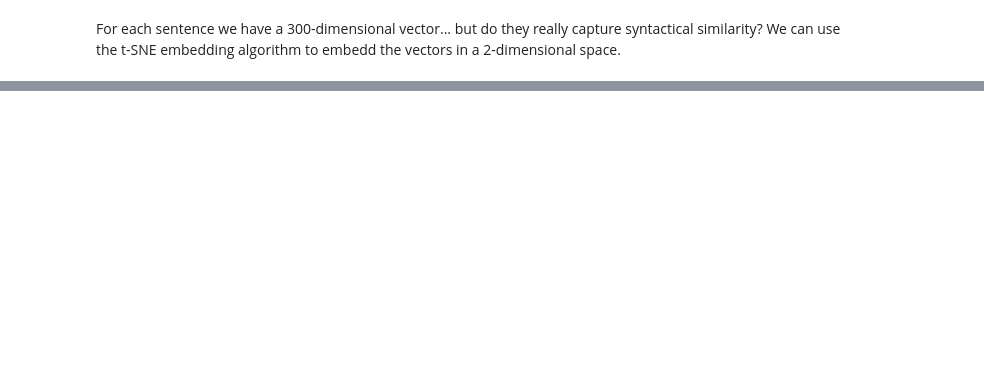
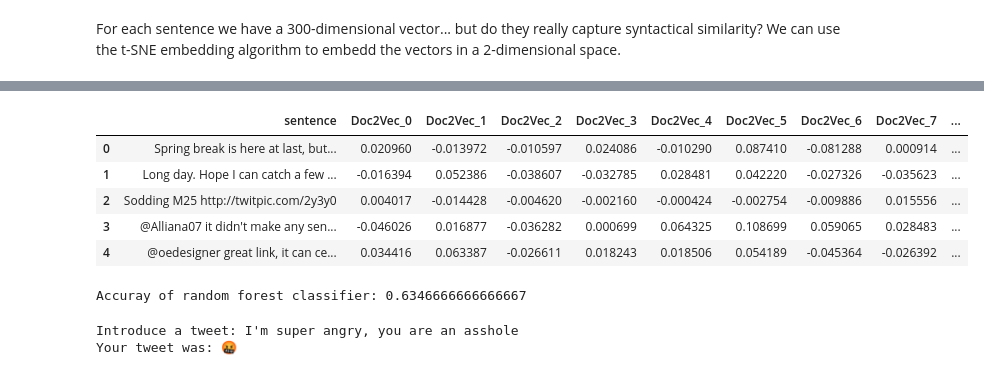
Before and after one commit to persas/intro-to-nlp, a Jupyter notebook: Thursdays brown bag meeting, NLP.ipynb, the cells around one changed output, grey strips where cells are left out. Saved outputs shown, nothing was run; the diff lists cells and outputs as text; code cells hidden in the pictures; blank space fills up the shorter version.

```diff
--- a/Thursdays brown bag meeting, NLP.ipynb
+++ b/Thursdays brown bag meeting, NLP.ipynb
@@ -238,0 +369,6 @@ The biggest NLP players are currently in a race to develop pretrained model arch
+# %%
+to_predict = input("Introduce a tweet: ")
+record_1 = record.copy()
+record_1.update({dct[k]: v for k,v in dct.doc2bow([token.text for token in nlp(to_predict) if not token.is_punct])})
+res = clf.predict(np.array(list(record_1.values())).reshape(1, -1))[0]
+print(emoji.emojize(f"Your tweet was: {emojify[res]}"))
@@ -238,0 +380,16 @@ The biggest NLP players are currently in a race to develop pretrained model arch
+# %%
+stopwords = spacy.lang.en.stop_words.STOP_WORDS
+print('Some example stopwords:', list(stopwords)[20:25])
+
+# Modify the universe of sentences by removing stopwords and lemmatizing
+universe_of_sentences_mod = [[token.lemma_.lower() for token in nlp(sentence)
+                              if token not in stopwords and not token.is_punct]
+                             for sentence in universe_of_sentences]
+
+# Train the TFIDF model over our corpus
+TFIDF_model = TfidfModel([dct.doc2bow(sentence) for sentence in universe_of_sentences_mod])
+
+# Get the representation for the first sentence in the universe
+record = {dct[k]: 0 for k,v in dct.items()}
+record.update({dct[k]:v for k,v in TFIDF_model[dct.doc2bow(universe_of_sentences_mod[0])]})
+pd.DataFrame([record])
@@ -238,0 +401,8 @@ The biggest NLP players are currently in a race to develop pretrained model arch
+# %%
+records = []
+record = dict.fromkeys(list(dct.values()), 0)
+for sentence in tqdm(universe_of_sentences_mod):
+    record_1 = record.copy()
+    record_1.update({dct[k]:v for k,v in TFIDF_model[dct.doc2bow(sentence)]})
+    records.append(record_1)
+tfidf_df = pd.DataFrame(records)
@@ -238,0 +434,8 @@ The biggest NLP players are currently in a race to develop pretrained model arch
+# %%
+# Get the vector representation of our sentences
+embeddings = pd.DataFrame([Doc2Vec_model.infer_vector([token.lemma_.lower() for token in nlp(sentence) if token not in stopwords and not token.is_punct],
+                                                      alpha=0.05, steps=1) for sentence in tqdm(universe_of_sentences)],
+                          columns=['Doc2Vec_{}'.format(x) for x in range(300)])
+embeddings['sentence'] = universe_of_sentences
+embeddings = embeddings[['sentence']+list(embeddings.columns[:-1])]
+embeddings.loc[0]
@@ -238,0 +455,9 @@ The biggest NLP players are currently in a race to develop pretrained model arch
+# %%
+embeddings.head()
+# %% [output]
+|  | sentence | Doc2Vec_0 | Doc2Vec_1 | Doc2Vec_2 | Doc2Vec_3 | Doc2Vec_4 | Doc2Vec_5 | Doc2Vec_6 | Doc2Vec_7 | ... |
+| 0 | Spring break is here at last, but... | 0.020960 | -0.013972 | -0.010597 | 0.024086 | -0.010290 | 0.087410 | -0.081288 | 0.000914 | ... |
+| 1 | Long day. Hope I can catch a few ... | -0.016394 | 0.052386 | -0.038607 | -0.032785 | 0.028481 | 0.042220 | -0.027326 | -0.035623 | ... |
+| 2 | Sodding M25 http://twitpic.com/2y3y0 | 0.004017 | -0.014428 | -0.004620 | -0.002160 | -0.000424 | -0.002754 | -0.009886 | 0.015556 | ... |
+| 3 | @Alliana07 it didn't make any sen... | -0.046026 | 0.016877 | -0.036282 | 0.000699 | 0.064325 | 0.108699 | 0.059065 | 0.028483 | ... |
+| 4 | @oedesigner great link, it can ce... | 0.034416 | 0.063387 | -0.026611 | 0.018243 | 0.018506 | 0.054189 | -0.045364 | -0.026392 | ... |
@@ -238,0 +467,17 @@ The biggest NLP players are currently in a race to develop pretrained model arch
+# %%
+clf_doc = RandomForestClassifier(max_depth=5, random_state=24)
+X = doc_df[doc_df.columns[:-1]].values
+y = doc_df.__target__.values
+X_train, X_test, y_train, y_test = train_test_split(X, y, test_size=0.25, random_state=8)
+clf_doc.fit(X_train, y_train)
+print(f"Accuray of random forest classifier: {clf_doc.score(X_test, y_test)}")
+# %% [output]
+Accuray of random forest classifier: 0.6346666666666667
+# %%
+to_predict = input("Introduce a tweet: ")
+tp = Doc2Vec_model.infer_vector([token.lemma_.lower() for token in nlp(to_predict) if token not in stopwords and not token.is_punct])
+res = clf_doc.predict(tp.reshape(1, -1))[0]
+print(emoji.emojize(f"Your tweet was: {emojify[res]}"))
+# %% [output]
+Introduce a tweet: I'm super angry, you are an asshole
+Your tweet was: 🤬
```
Also changed, not shown: parts of 38 cells of this notebook, 2 other files.
